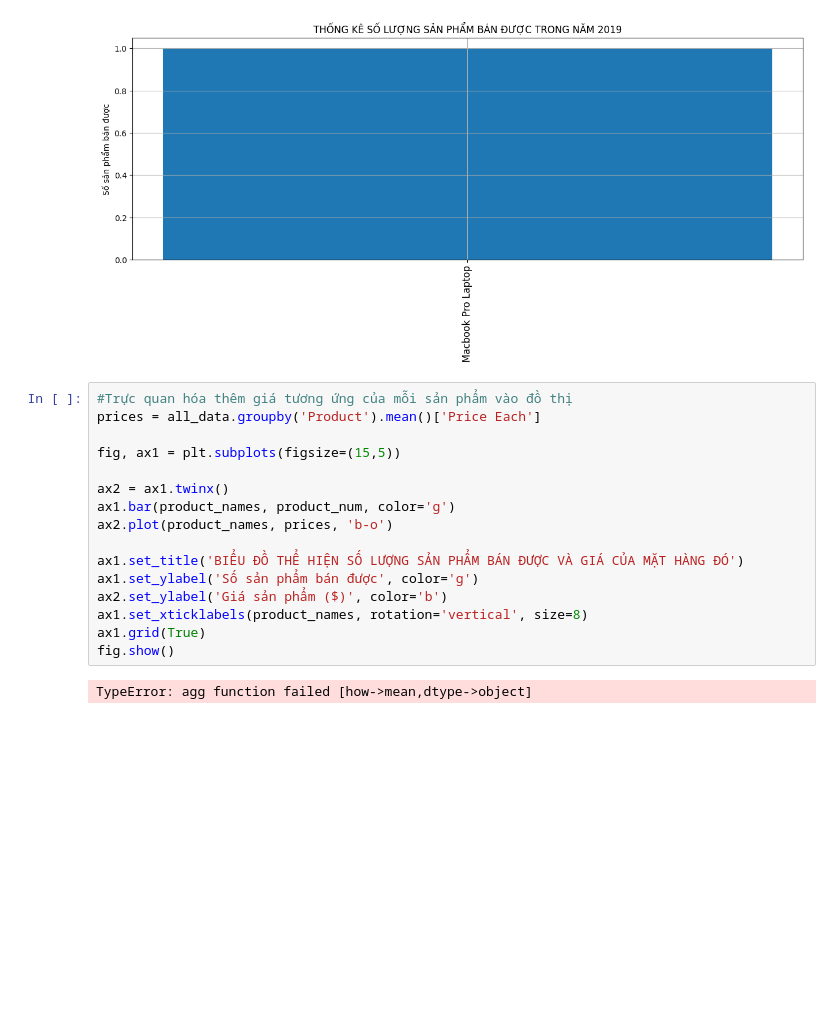
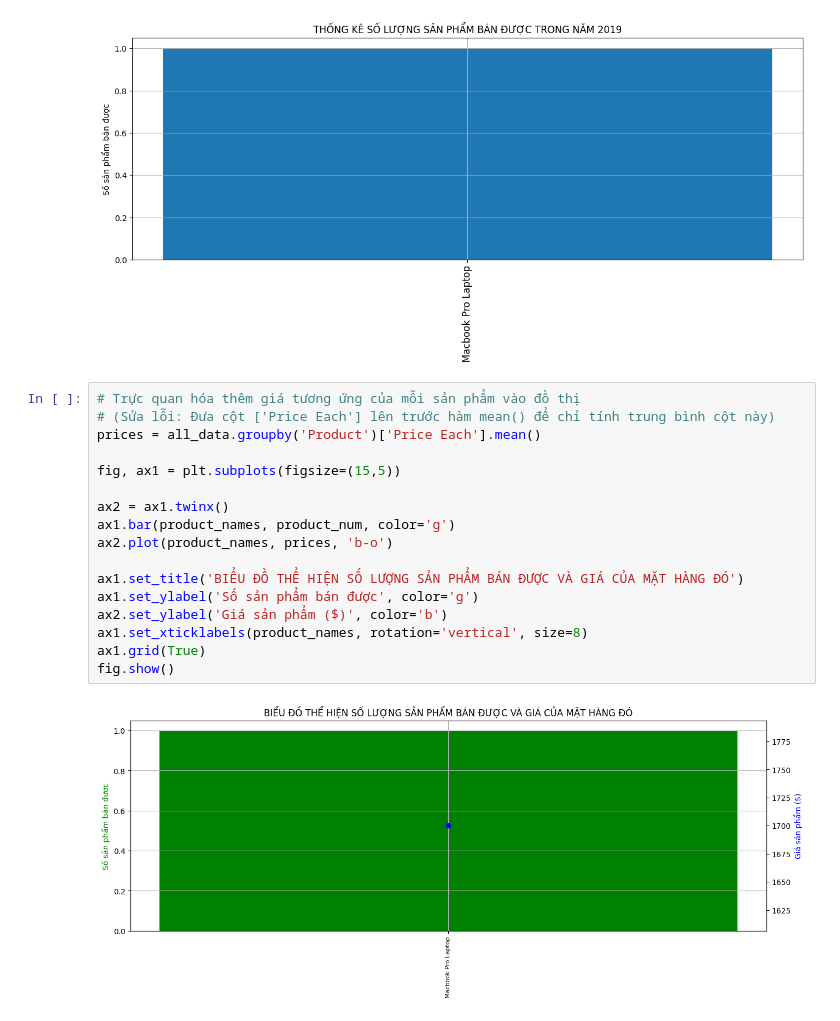
Before and after one commit to Namth20242306M/python, a Jupyter notebook: Demo_SalesData.ipynb, the cells around one changed output. Cells and saved outputs as stored; diff of their text form; blank space fills up the shorter version.

```diff
--- a/Demo_SalesData.ipynb
+++ b/Demo_SalesData.ipynb
@@ -1083,23 +1085,24 @@ plt.show()
 # %% [output]
 [figure]
 # %%
-#Trực quan hóa thêm giá tương ứng của mỗi sản phẩm vào đồ thị
-prices = all_data.groupby('Product').mean()['Price Each']
+# Trực quan hóa thêm giá tương ứng của mỗi sản phẩm vào đồ thị
+# (Sửa lỗi: Đưa cột ['Price Each'] lên trước hàm mean() để chỉ tính trung bình cột này)
+prices = all_data.groupby('Product')['Price Each'].mean()
 
 fig, ax1 = plt.subplots(figsize=(15,5))
 
 ax2 = ax1.twinx()
 ax1.bar(product_names, product_num, color='g')
 ax2.plot(product_names, prices, 'b-o')
 
 ax1.set_title('BIỂU ĐỒ THỂ HIỆN SỐ LƯỢNG SẢN PHẨM BÁN ĐƯỢC VÀ GIÁ CỦA MẶT HÀNG ĐÓ')
 ax1.set_ylabel('Số sản phẩm bán được', color='g')
 ax2.set_ylabel('Giá sản phẩm ($)', color='b')
 ax1.set_xticklabels(product_names, rotation='vertical', size=8)
 ax1.grid(True)
 fig.show()
 # %% [output]
-TypeError: agg function failed [how->mean,dtype->object]
+[figure, added]
 # %% [markdown]
 <img src='https://github.com/Namth20242306M/python/blob/master/Pic/insight.png?raw=1' width='200px' align='left'>
 
```
Also changed, not shown: parts of 1 cell of this notebook.
